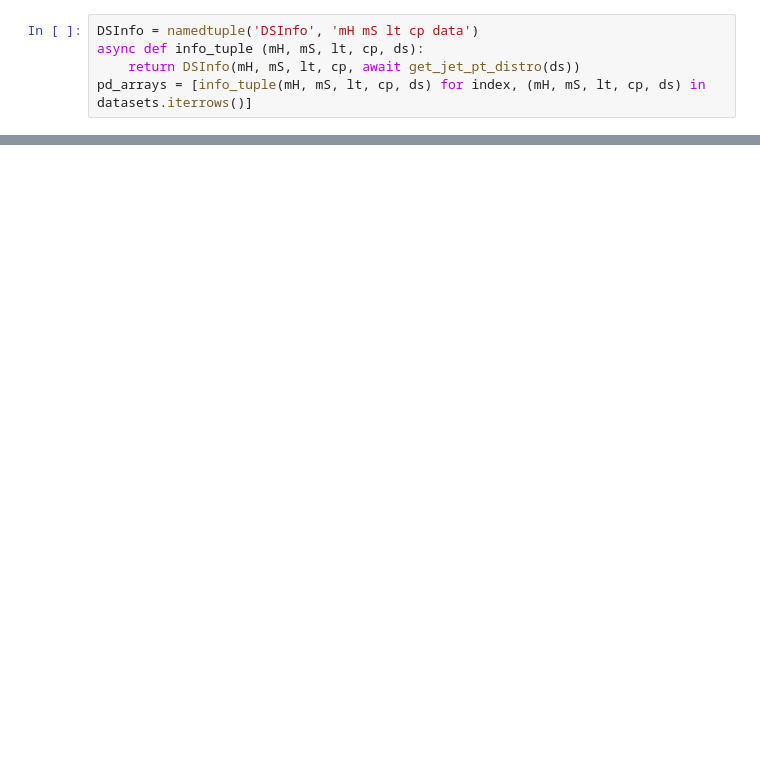
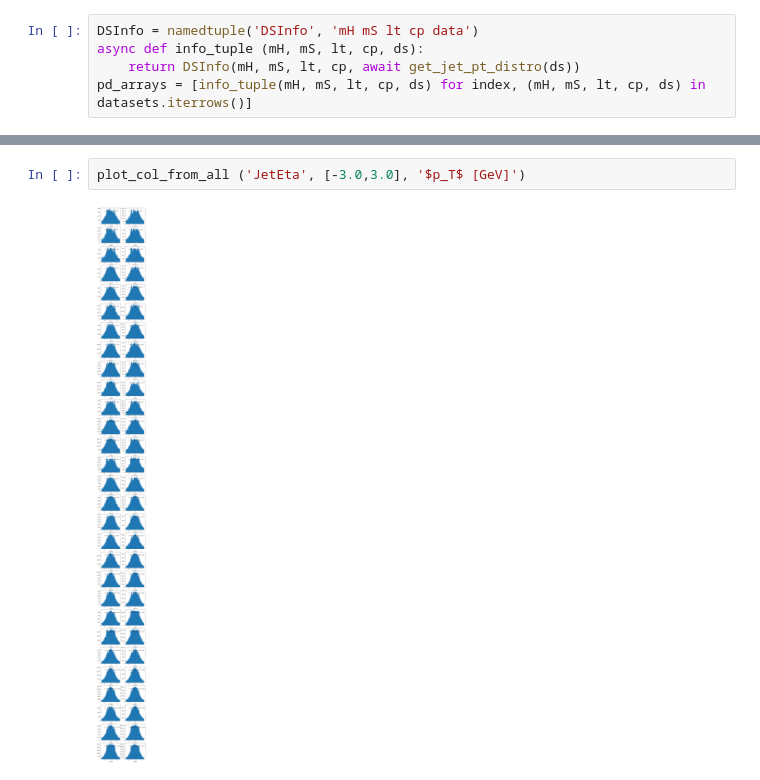
Before and after one commit to gordonwatts/calratio-perjet-training, a Jupyter notebook: notebooks/SampleExploration.ipynb, the cells around one changed output, grey strips where cells are left out. Saved outputs shown, nothing was run; the diff lists cells and outputs as text; blank space fills up the shorter version.

```diff
--- a/notebooks/SampleExploration.ipynb
+++ b/notebooks/SampleExploration.ipynb
@@ -72,0 +78,4 @@ for idx, pinfo in enumerate(results):
+# %%
+plot_col_from_all ('JetEta', [-3.0,3.0], '$p_T$ [GeV]')
+# %% [output]
+[figure, added]
```
Also changed, not shown: parts of 5 cells of this notebook.
